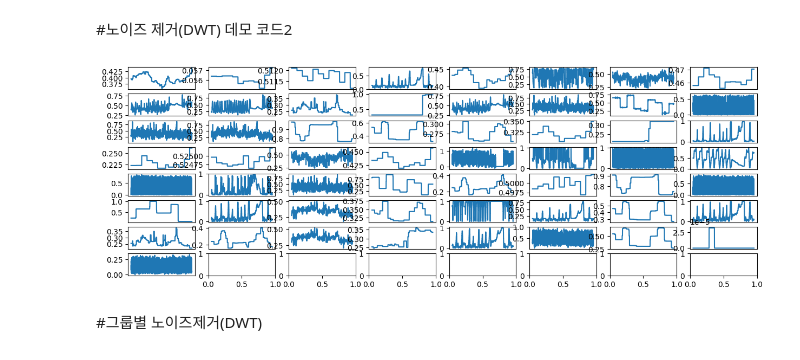
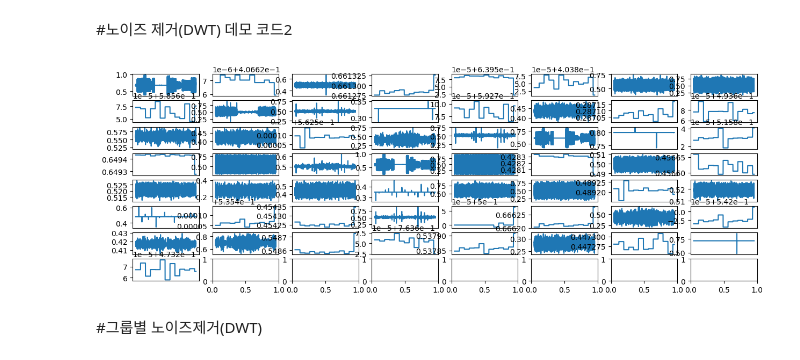
Before and after one commit to shwbak/HAI-Anomaly-Detection, a Jupyter notebook: 그룹나눠서.ipynb, the cells around one changed output. Saved outputs shown, nothing was run; the diff lists cells and outputs as text; code cells hidden in the pictures.

```diff
--- a/그룹나눠서.ipynb
+++ b/그룹나눠서.ipynb
@@ -290,6 +290,14 @@ Index(['C01', 'C03', 'C04', 'C05', 'C06', 'C11', 'C12', 'C13', 'C14', 'C15',
        'C66', 'C67', 'C68', 'C70', 'C71', 'C72', 'C73', 'C74', 'C75', 'C76',
        'C77', 'C78', 'C80', 'C81', 'C83', 'C84', 'C86'],
       dtype='object')
+# %%
+TRAIN_DF_01 = TRAIN_DF_01[VALID_COLUMNS_IN_TRAIN_DATASET].diff(1).dropna()
+TRAIN_DF_02 = TRAIN_DF_02[VALID_COLUMNS_IN_TRAIN_DATASET].diff(1).dropna()
+TRAIN_DF_03 = TRAIN_DF_03[VALID_COLUMNS_IN_TRAIN_DATASET].diff(1).dropna()
+TRAIN_DF_04 = TRAIN_DF_04[VALID_COLUMNS_IN_TRAIN_DATASET].diff(1).dropna()
+TRAIN_DF_05 = TRAIN_DF_05[VALID_COLUMNS_IN_TRAIN_DATASET].diff(1).dropna()
+TRAIN_DF_06 = TRAIN_DF_06[VALID_COLUMNS_IN_TRAIN_DATASET].diff(1).dropna()
+TRAIN_DF_RAW = TRAIN_DF_RAW[VALID_COLUMNS_IN_TRAIN_DATASET].diff(1).dropna()
 # %%
 TAG_MIN = TRAIN_DF_RAW[VALID_COLUMNS_IN_TRAIN_DATASET].min()
 TAG_MAX = TRAIN_DF_RAW[VALID_COLUMNS_IN_TRAIN_DATASET].max()
@@ -306,3 +314,10 @@ def normalize(df):
     return ndf
 # %% [markdown]
 # Raw 데이터 정규화
+# %%
+TRAIN_DF_01 = normalize(TRAIN_DF_01)
+TRAIN_DF_02 = normalize(TRAIN_DF_02)
+TRAIN_DF_03 = normalize(TRAIN_DF_03)
+TRAIN_DF_04 = normalize(TRAIN_DF_04)
+TRAIN_DF_05 = normalize(TRAIN_DF_05)
+TRAIN_DF_06 = normalize(TRAIN_DF_06)
@@ -309,7 +344,6 @@ def normalize(df):
 # %%
-TRAIN_DF_01 = normalize(TRAIN_DF_01[VALID_COLUMNS_IN_TRAIN_DATASET]).ewm(alpha=0.9).mean()
-TRAIN_DF_02 = normalize(TRAIN_DF_02[VALID_COLUMNS_IN_TRAIN_DATASET]).ewm(alpha=0.9).mean()
-TRAIN_DF_03 = normalize(TRAIN_DF_03[VALID_COLUMNS_IN_TRAIN_DATASET]).ewm(alpha=0.9).mean()
-TRAIN_DF_04 = normalize(TRAIN_DF_04[VALID_COLUMNS_IN_TRAIN_DATASET]).ewm(alpha=0.9).mean()
-TRAIN_DF_05 = normalize(TRAIN_DF_05[VALID_COLUMNS_IN_TRAIN_DATASET]).ewm(alpha=0.9).mean()
-TRAIN_DF_06 = normalize(TRAIN_DF_06[VALID_COLUMNS_IN_TRAIN_DATASET]).ewm(alpha=0.9).mean()
+TRAIN_DF_02 = TRAIN_DF_02.ewm(alpha=0.9).mean()
+TRAIN_DF_03 = TRAIN_DF_03.ewm(alpha=0.9).mean()
+TRAIN_DF_04 = TRAIN_DF_04.ewm(alpha=0.9).mean()
+TRAIN_DF_05 = TRAIN_DF_05.ewm(alpha=0.9).mean()
+TRAIN_DF_06 = TRAIN_DF_06.ewm(alpha=0.9).mean()
@@ -347,16 +397,16 @@ TRAIN_DF_01 = dataframe_DN(TRAIN_DF_01)
 # %%
 fig, axs = plt.subplots(nrows=8, ncols=8, figsize=(15, 5))
 
 for i, c in enumerate(VALID_COLUMNS_IN_TRAIN_DATASET):
   k = i // 8
   j = i % 8
   #axs[k, j].plot(TRAIN_DF_RAW_01[c], label='Original data')
-  axs[k, j].plot(TRAIN_DF_01[c], label='Denoised data')
+  axs[k, j].plot(TRAIN_DF_02[c], label='Denoised data')
   axs[k, j].xaxis.set_visible(False)
 
 plt.show()
 # %% [output]
-[figure, old version]
+[figure, new version]
 # %%
 TRAIN_DF_02 = dataframe_DN(TRAIN_DF_02)
 TRAIN_DF_03 = dataframe_DN(TRAIN_DF_03)
```
Also changed, not shown: parts of 35 cells of this notebook.
